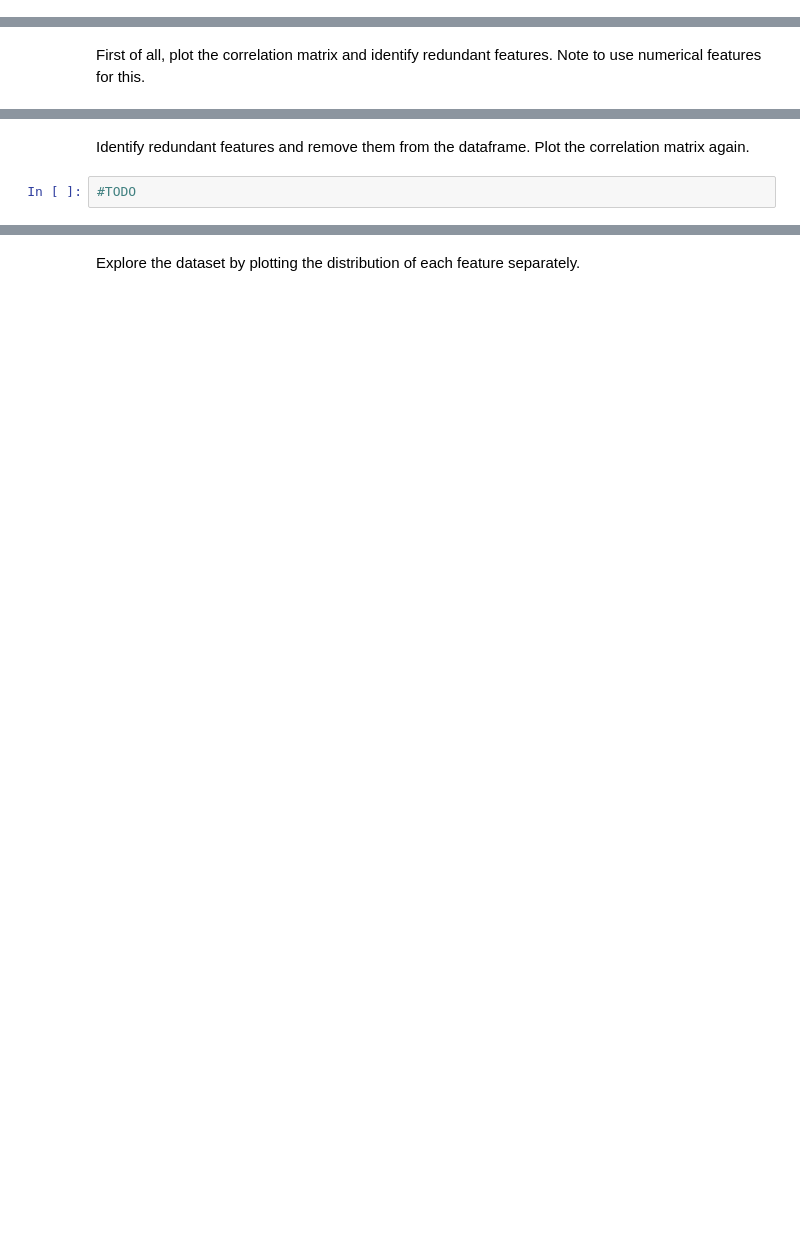
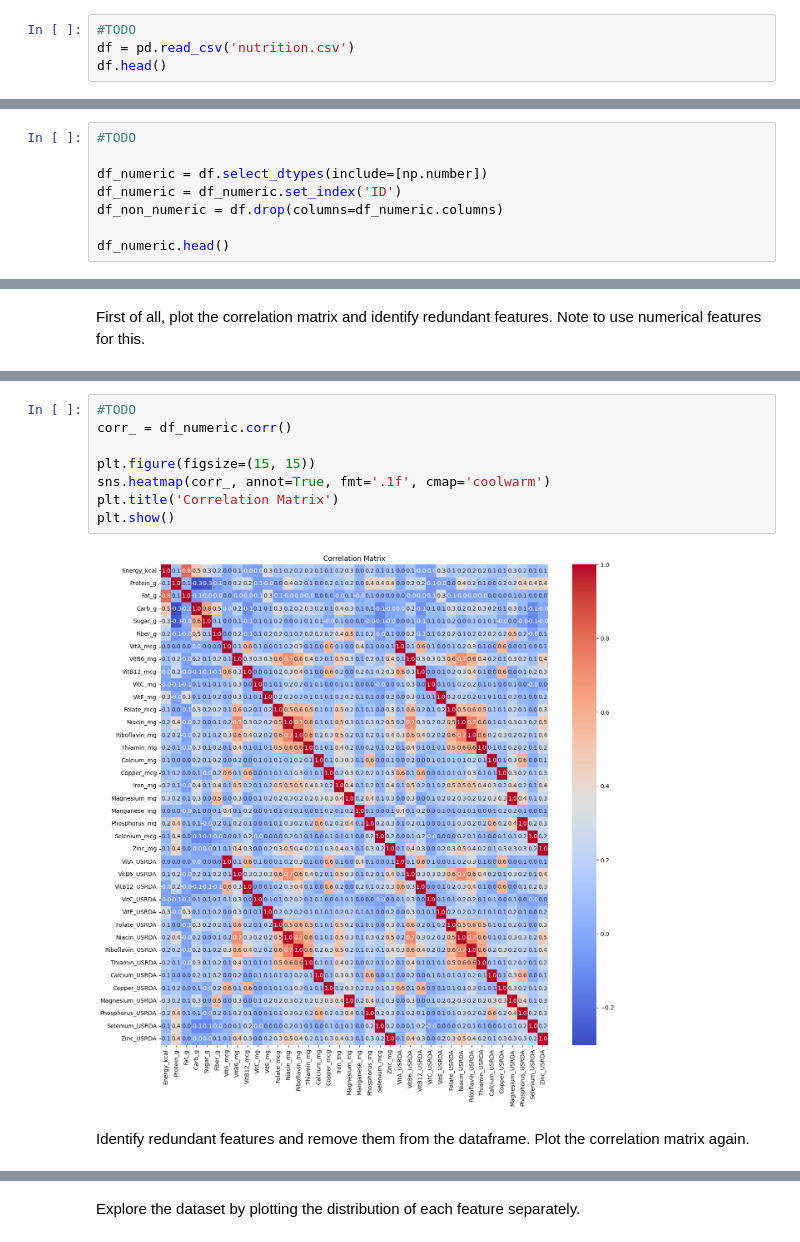
Before and after one commit to amirezzati/ml, a Jupyter notebook: homeworks/HW5/pract/dimension_reduction.ipynb, the cells around one changed output, grey strips where cells are left out. Cells and saved outputs as stored; diff of their text form; blank space fills up the shorter version.

```diff
--- a/homeworks/HW5/pract/dimension_reduction.ipynb
+++ b/homeworks/HW5/pract/dimension_reduction.ipynb
@@ -50,0 +40,4 @@ Read the nutrition CSV file and display a few samples.
+# %%
+#TODO
+df = pd.read_csv('nutrition.csv')
+df.head()
@@ -85,0 +77,8 @@ Exclude the non-numeric features (you will need these features later in the note
+# %%
+#TODO
+
+df_numeric = df.select_dtypes(include=[np.number])
+df_numeric = df_numeric.set_index('ID')
+df_non_numeric = df.drop(columns=df_numeric.columns)
+
+df_numeric.head()
@@ -92,4 +105,12 @@ First of all, plot the correlation matrix and identify redundant features. Note
+# %%
+#TODO
+corr_ = df_numeric.corr()
+
+plt.figure(figsize=(15, 15))
+sns.heatmap(corr_, annot=True, fmt='.1f', cmap='coolwarm')
+plt.title('Correlation Matrix')
+plt.show()
+# %% [output]
+[figure, added]
 # %% [markdown]
 Identify redundant features and remove them from the dataframe. Plot the correlation matrix again.
-# %%
-#TODO
```
Also changed, not shown: parts of 45 cells of this notebook.
